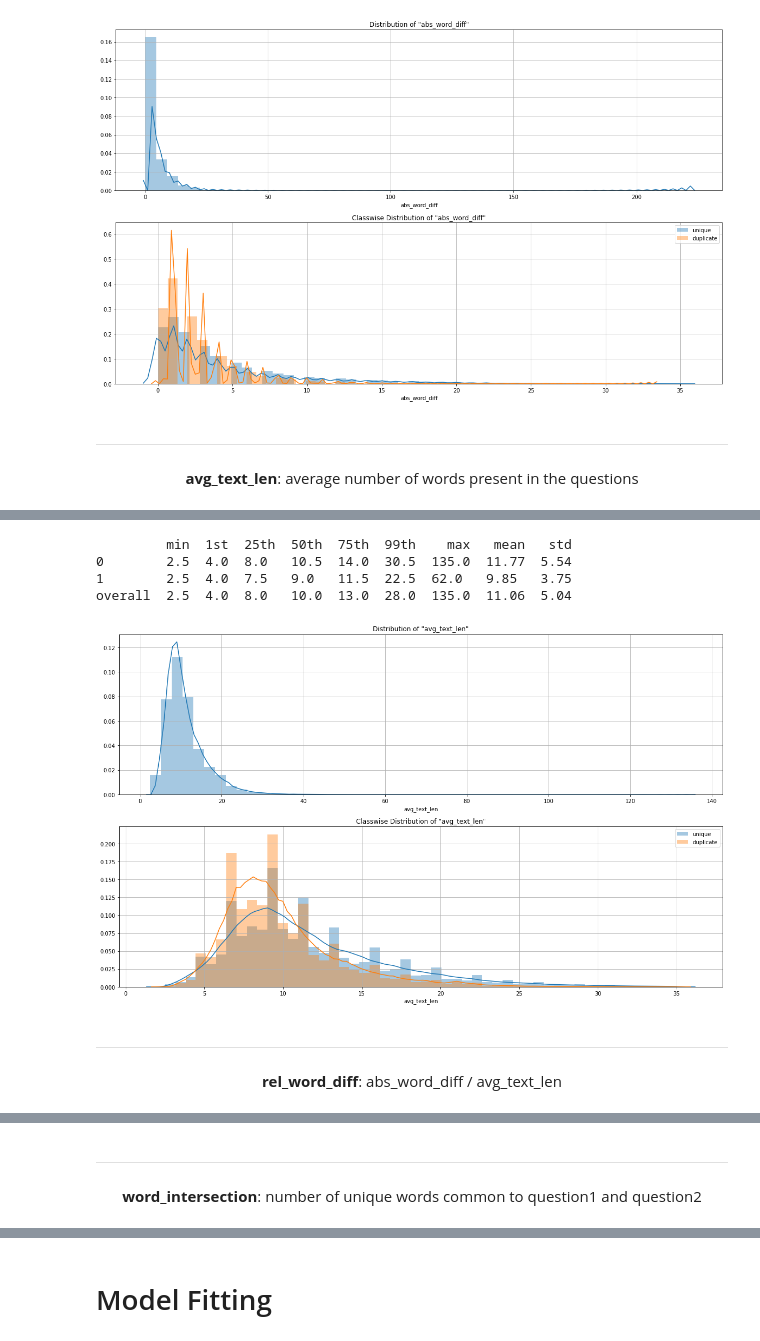
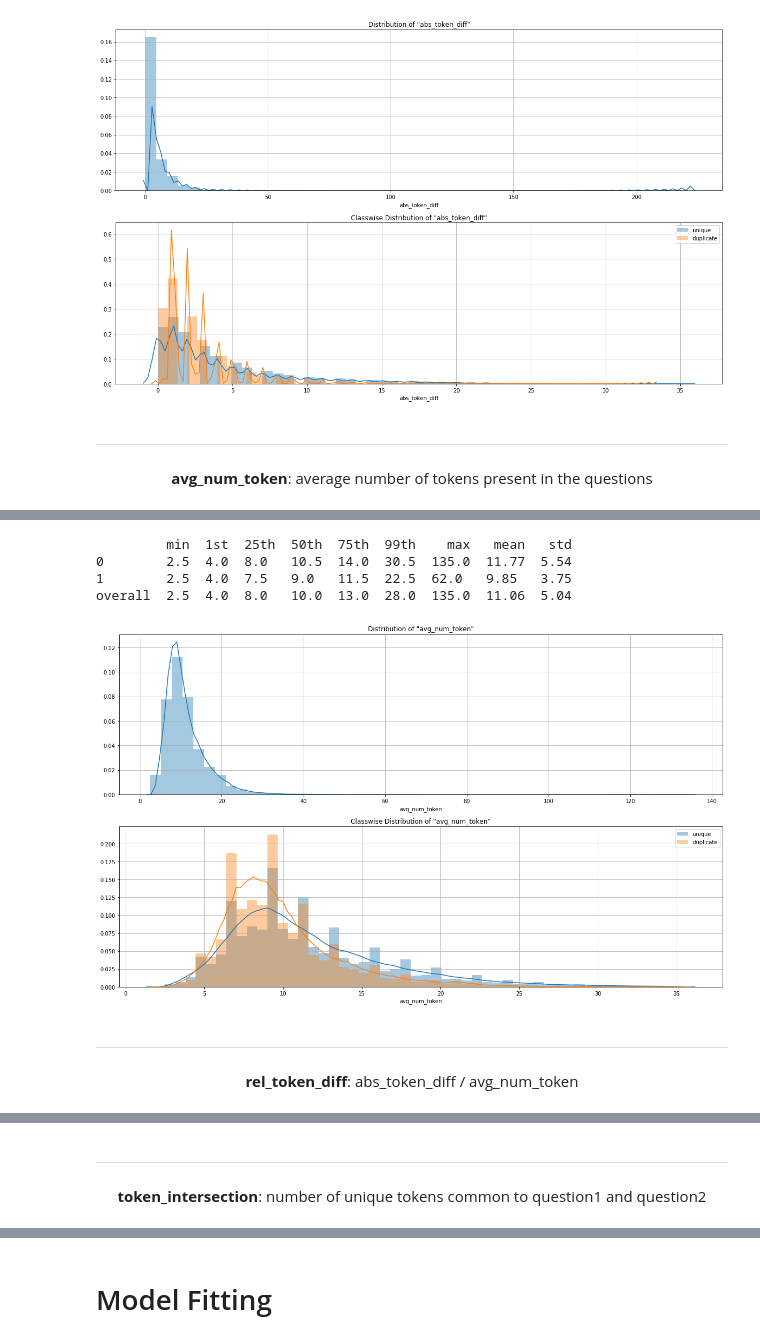
Before and after one commit to Ritvik19/Quora-Question-Pairs, a Jupyter notebook: 02 Basic Features.ipynb, the cells around one changed output, grey strips where cells are left out. Drawn from its saved outputs; the diff is of its cells as text; code cells hidden in the pictures.

```diff
--- a/02 Basic Features.ipynb
+++ b/02 Basic Features.ipynb
@@ -33,11 +33,11 @@ ___
 # %%
-data['abs_word_diff'] = data[['question1', 'question2']].progress_apply(
+data['abs_token_diff'] = data[['question1', 'question2']].progress_apply(
     lambda row: abs(len(row['question1'].split())-len(row['question2'].split())),
     axis=1
 )
 
-print(feature_distribution(data, 'abs_word_diff', 'is_duplicate'))
-fig, ax = plot_feature_distribution(data, 'abs_word_diff', 'is_duplicate', labels=['unique', 'duplicate'], uthreshold=35)
+print(feature_distribution(data, 'abs_token_diff', 'is_duplicate'))
+fig, ax = plot_feature_distribution(data, 'abs_token_diff', 'is_duplicate', labels=['unique', 'duplicate'], uthreshold=35)
 # %% [output]
 [interactive output not drawn]
          min  1st  25th  50th  75th  99th  max  mean   std
@@ -47,23 +47,23 @@ overall  0    0.0  1.0   2.0   5.0   21.0  223  3.69  4.83
 [figure]
 # %% [markdown]
 ___
-<center><b>avg_text_len</b>: average number of words present in the questions</center>
+<center><b>avg_num_token</b>: average number of tokens present in the questions</center>
 # %%
-data['avg_text_len'] = data[['question1', 'question2']].progress_apply(
+data['avg_num_token'] = data[['question1', 'question2']].progress_apply(
     lambda row: (len(row['question1'].split())+len(row['question2'].split()))/2,
     axis=1
 )
 
-print(feature_distribution(data, 'avg_text_len', 'is_duplicate'))
-fig, ax = plot_feature_distribution(data, 'avg_text_len', 'is_duplicate', labels=['unique', 'duplicate'], uthreshold=35)
+print(feature_distribution(data, 'avg_num_token', 'is_duplicate'))
+fig, ax = plot_feature_distribution(data, 'avg_num_token', 'is_duplicate', labels=['unique', 'duplicate'], uthreshold=35)
 # %% [output]
 [interactive output not drawn]
          min  1st  25th  50th  75th  99th    max   mean   std
 0        2.5  4.0  8.0   10.5  14.0  30.5  135.0  11.77  5.54
 1        2.5  4.0  7.5   9.0   11.5  22.5  62.0   9.85   3.75
 overall  2.5  4.0  8.0   10.0  13.0  28.0  135.0  11.06  5.04
-[figure, old version]
+[figure, new version]
 # %% [markdown]
 ___
-<center><b>rel_word_diff</b>: abs_word_diff / avg_text_len </center>
+<center><b>rel_token_diff</b>: abs_token_diff / avg_num_token </center>
 # %%
@@ -83,5 +83,5 @@ overall  0.0  0.0  0.11  0.22  0.44  1.18  2.00  0.30  0.28
 [figure]
 # %% [markdown]
 ___
-<center><b>word_intersection</b>:  number of unique words common to question1 and question2</center>
+<center><b>token_intersection</b>:  number of unique tokens common to question1 and question2</center>
 # %%
```
Also changed, not shown: parts of 19 cells of this notebook, 1 other file.
